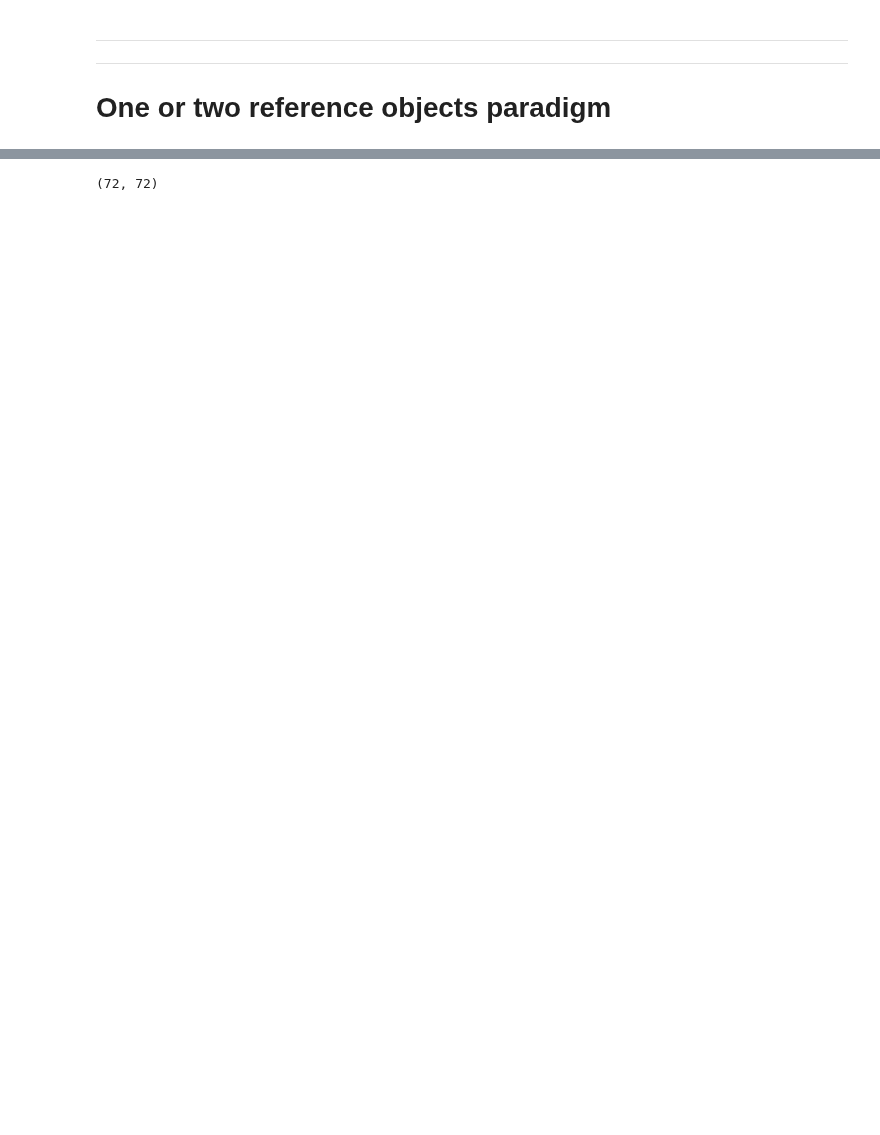
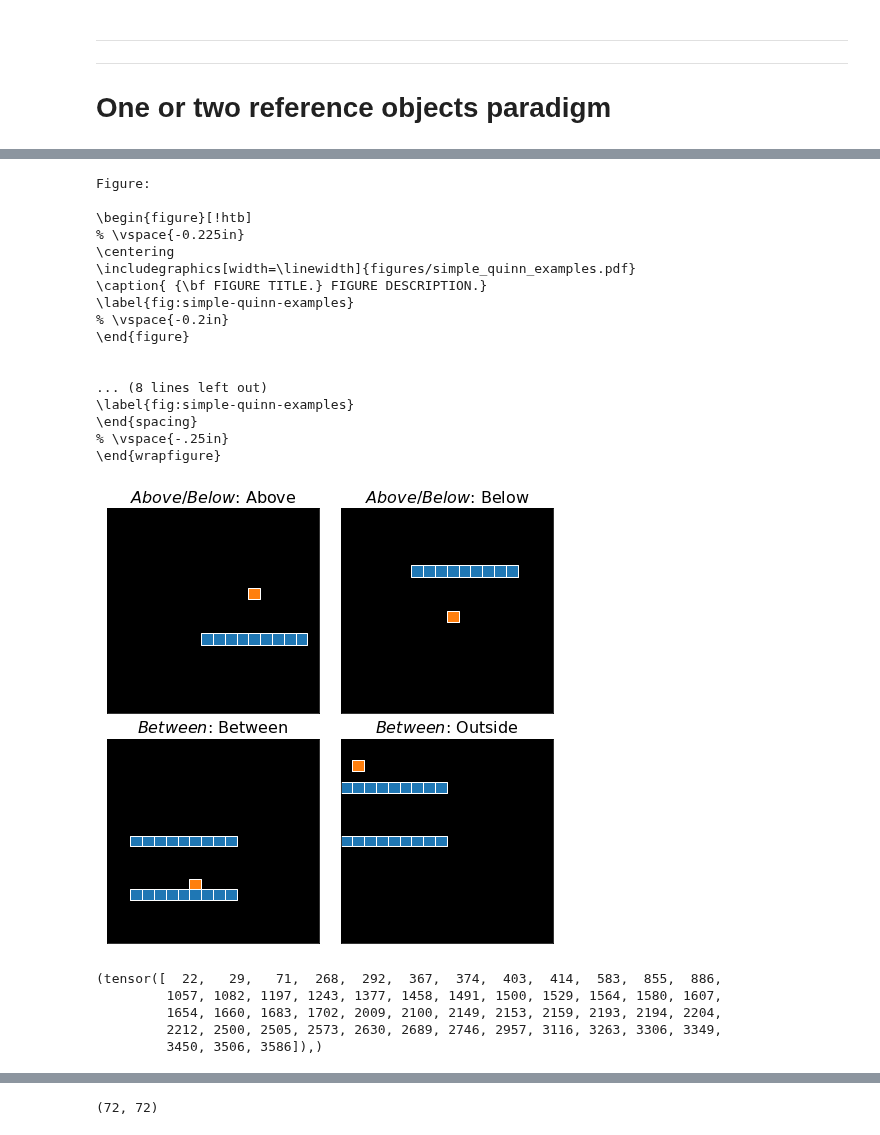
Before and after one commit to guydav/simple-relational-reasoning, a Jupyter notebook: notebooks/QuinnObjectVisualizations.ipynb, the cells around one changed output, grey strips where cells are left out. Saved outputs shown, nothing was run; the diff lists cells and outputs as text; code cells hidden in the pictures; blank space fills up the shorter version.

```diff
--- a/notebooks/QuinnObjectVisualizations.ipynb
+++ b/notebooks/QuinnObjectVisualizations.ipynb
@@ -411,3 +437,64 @@ Class balance in the training set: 0: 1805 | 1: 1823 | 2: 1815
 # %%
 one_obj_dataset = ONE_OR_TWO_DATASETS[ObjectGeneratorWithoutSize, False]
 two_obj_dataset = ONE_OR_TWO_DATASETS[ObjectGeneratorWithoutSize, True]
+# %%
+above_below_c_0_idx = 100
+above_below_c_1_idx = 2700
+between_c_0_idx = 29
+between_c_1_idx = 0
+
+fig = plt.figure(figsize=(8, 8))
+fig.subplots_adjust(wspace=0.1, hspace=0.125)
+
+above_below_c0_ax = plt.subplot(2, 2, 1)
+visualize_objects(one_obj_dataset.get_training_dataset()[above_below_c_0_idx][0],
+                  ONE_OR_TWO_QUINN_FAUX_GENERATORS[False][ObjectGeneratorWithoutSize], ax=above_below_c0_ax)
+above_below_c0_ax.set_title('$\\it{Above/Below}$: Above', fontsize=16)
+
+above_below_c1_ax = plt.subplot(2, 2, 2)
+visualize_objects(one_obj_dataset.get_training_dataset()[above_below_c_1_idx][0],
+                  ONE_OR_TWO_QUINN_FAUX_GENERATORS[False][ObjectGeneratorWithoutSize], ax=above_below_c1_ax)
+above_below_c1_ax.set_title('$\\it{Above/Below}$: Below', fontsize=16)
+
+
+between_c0_ax = plt.subplot(2, 2, 3)
+visualize_objects(two_obj_dataset.get_training_dataset()[between_c_0_idx][0],
+                  ONE_OR_TWO_QUINN_FAUX_GENERATORS[True][ObjectGeneratorWithoutSize], ax=between_c0_ax)
+between_c0_ax.set_title('$\\it{Between}$: Between', fontsize=16)
+
+between_c1_ax = plt.subplot(2, 2, 4)
+visualize_objects(two_obj_dataset.get_training_dataset()[between_c_1_idx][0],
+                  ONE_OR_TWO_QUINN_FAUX_GENERATORS[True][ObjectGeneratorWithoutSize], ax=between_c1_ax)
+between_c1_ax.set_title('$\\it{Between}$: Outside', fontsize=16)
+
+
+save_plot('exp1_example_stimuli.pdf')
+
+plt.show()
+# %% [output]
+Figure:
+
+\begin{figure}[!htb]
+% \vspace{-0.225in}
+\centering
+\includegraphics[width=\linewidth]{figures/simple_quinn_examples.pdf}
+\caption{ {\bf FIGURE TITLE.} FIGURE DESCRIPTION.}
+\label{fig:simple-quinn-examples}
+% \vspace{-0.2in}
+\end{figure}
+
+
+... (8 lines left out)
+\label{fig:simple-quinn-examples}
+\end{spacing}
+% \vspace{-.25in}
+\end{wrapfigure}
+[figure, added]
+# %%
+torch.where((two_obj_dataset.train_dataset.objects[:, 1, :2] == torch.tensor([2., 4.])).all(axis=1))
+# %% [output]
+(tensor([  22,   29,   71,  268,  292,  367,  374,  403,  414,  583,  855,  886,
+         1057, 1082, 1197, 1243, 1377, 1458, 1491, 1500, 1529, 1564, 1580, 1607,
+         1654, 1660, 1683, 1702, 2009, 2100, 2149, 2153, 2159, 2193, 2194, 2204,
+         2212, 2500, 2505, 2573, 2630, 2689, 2746, 2957, 3116, 3263, 3306, 3349,
+         3450, 3506, 3586]),)
```
Also changed, not shown: parts of 14 cells of this notebook, 12 other files.
